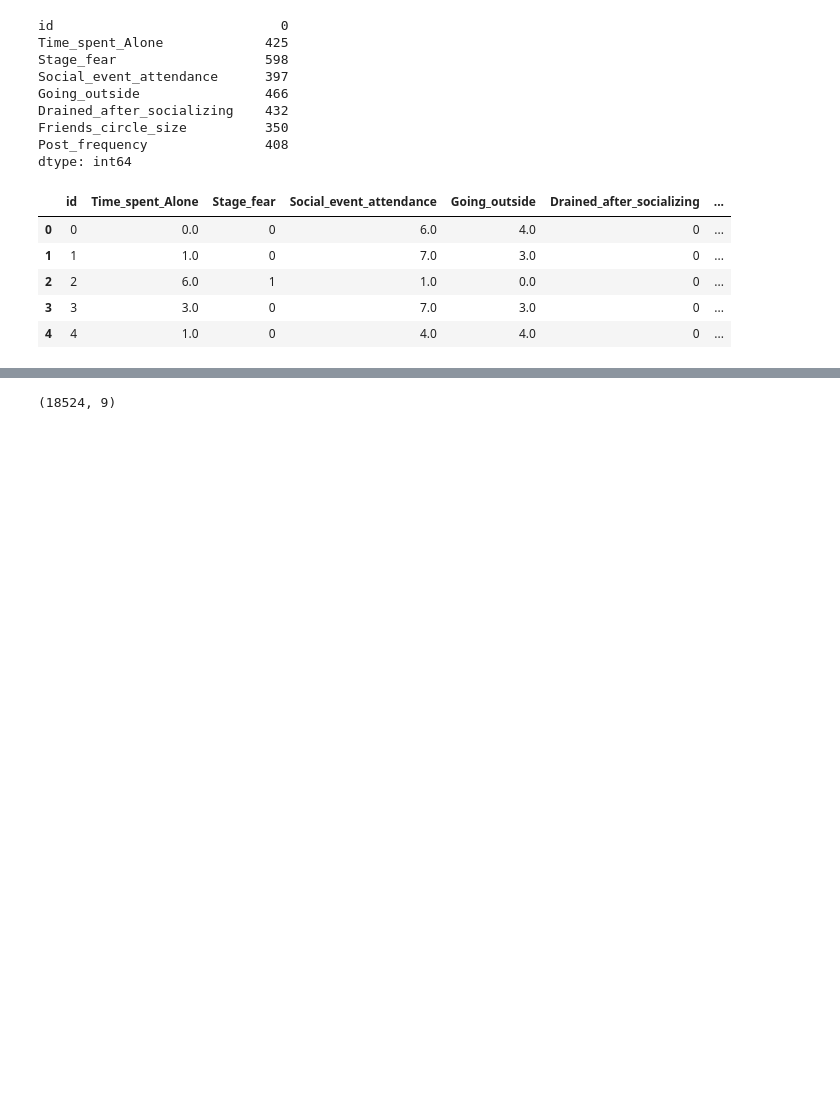
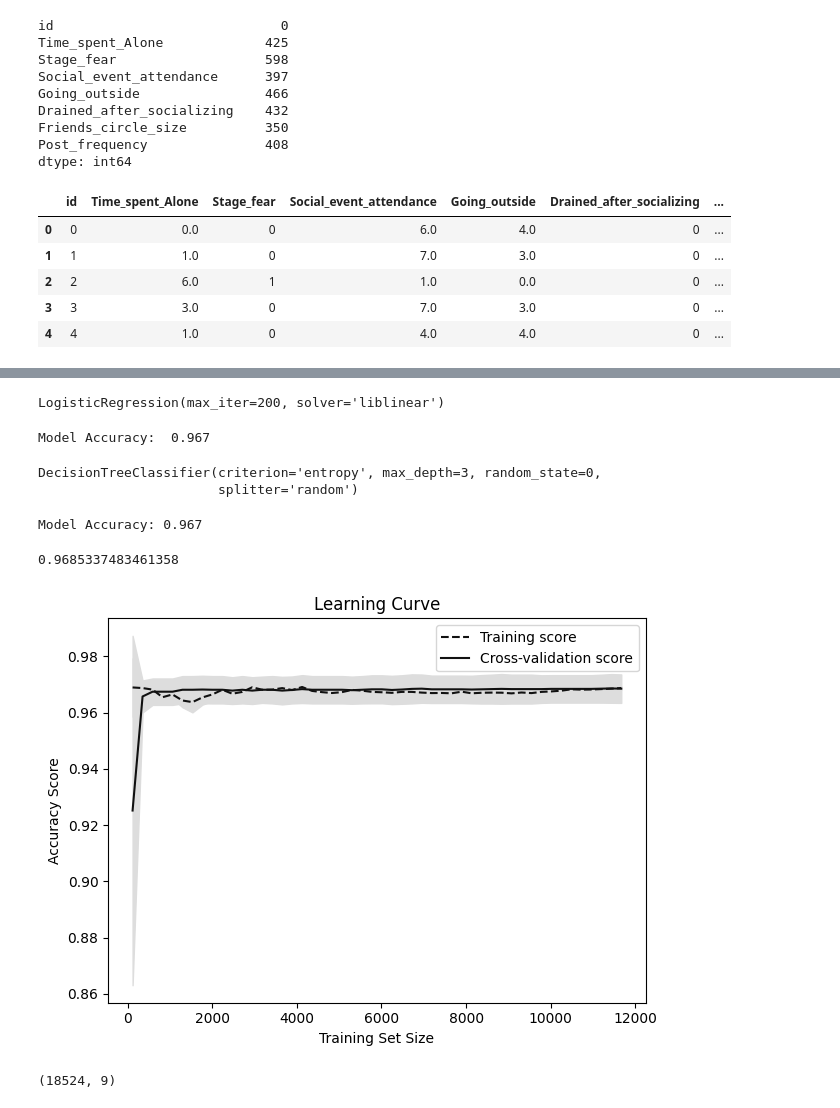
Before and after one commit to chitreshkr/Kaggle_Projects, a Jupyter notebook: Introvert vs Extrovert/introverts-vs-extroverts.ipynb, the cells around one changed output, grey strips where cells are left out. Saved outputs shown, nothing was run; the diff lists cells and outputs as text; code cells hidden in the pictures; blank space fills up the shorter version.

```diff
--- a/Introvert vs Extrovert/introverts-vs-extroverts.ipynb
+++ b/Introvert vs Extrovert/introverts-vs-extroverts.ipynb
@@ -302,0 +434,5 @@ train_df_fill.head()
+# %%
+from sklearn.model_selection import train_test_split
+X_train, X_valid, y_train, y_valid = train_test_split(
+    X_train_df, y_train_df, test_size=0.3, random_state=42
+)
@@ -302,0 +451,6 @@ train_df_fill.head()
+# %%
+lr = LogisticRegression(solver='liblinear', max_iter=200)
+# %%
+lr.fit(X_train,y_train)
+# %% [output]
+LogisticRegression(max_iter=200, solver='liblinear')
@@ -303,3 +463,64 @@ train_df_fill.head()
+# %%
+print(f"Model Accuracy: {accuracy: .3f}")
+# %% [output]
+Model Accuracy:  0.967
+# %%
+from sklearn.tree import DecisionTreeClassifier
+clf = DecisionTreeClassifier(random_state=0,criterion='entropy',splitter='random',max_depth=3,min_samples_split= 2)
+clf.fit(X_train,y_train)
+# %% [output]
+DecisionTreeClassifier(criterion='entropy', max_depth=3, random_state=0,
+                       splitter='random')
+# %%
+y_pred_Dt = clf.predict(X_valid)
+accuracy_dt = accuracy_score(y_pred_Dt,y_valid)
+print(f"Model Accuracy: {accuracy_dt:.3f}")
+# %% [output]
+Model Accuracy: 0.967
+# %%
+from sklearn.model_selection import cross_val_score
+accuracy_cv1 = cross_val_score(estimator=clf,X=X_train,y=y_train,cv=10,n_jobs=1)
+print(accuracy_cv1.mean())
+# %% [output]
+0.9685337483461358
+# %%
+from sklearn.model_selection import learning_curve
+# Create CV training and test scores for various training set sizes
+train_sizes, train_scores, test_scores = learning_curve(clf,
+                                                        X_train,
+                                                        y_train,
+                                                        # Number of folds in cross-validation
+                                                        cv=10,
+                                                        # Evaluation metric
+                                                        scoring='accuracy',
+                                                        # Use all computer cores
+                                                        n_jobs=-1,
+                                                        # 50 different sizes of the training set
+                                                        train_sizes=np.linspace(0.01, 1.0, 50))
+
+# Create means and standard deviations of training set scores
+train_mean = np.mean(train_scores, axis=1)
+train_std = np.std(train_scores, axis=1)
+
+# Create means and standard deviations of test set scores
+test_mean = np.mean(test_scores, axis=1)
+test_std = np.std(test_scores, axis=1)
+
+# Draw lines
+plt.plot(train_sizes, train_mean, '--', color="#111111",  label="Training score")
+plt.plot(train_sizes, test_mean, color="#111111", label="Cross-validation score")
+
+# Draw bands
+plt.fill_between(train_sizes, train_mean - train_std, train_mean + train_std, color="#DDDDDD")
+plt.fill_between(train_sizes, test_mean - test_std, test_mean + test_std, color="#DDDDDD")
+
+# Create plot
+plt.title("Learning Curve")
+plt.xlabel("Training Set Size"), plt.ylabel("Accuracy Score"), plt.legend(loc="best")
+plt.tight_layout()
+plt.show()
+# %% [output]
+[figure, added]
 # %%
 train_df.shape
 # %% [output]
```
Also changed, not shown: parts of 16 cells of this notebook.
